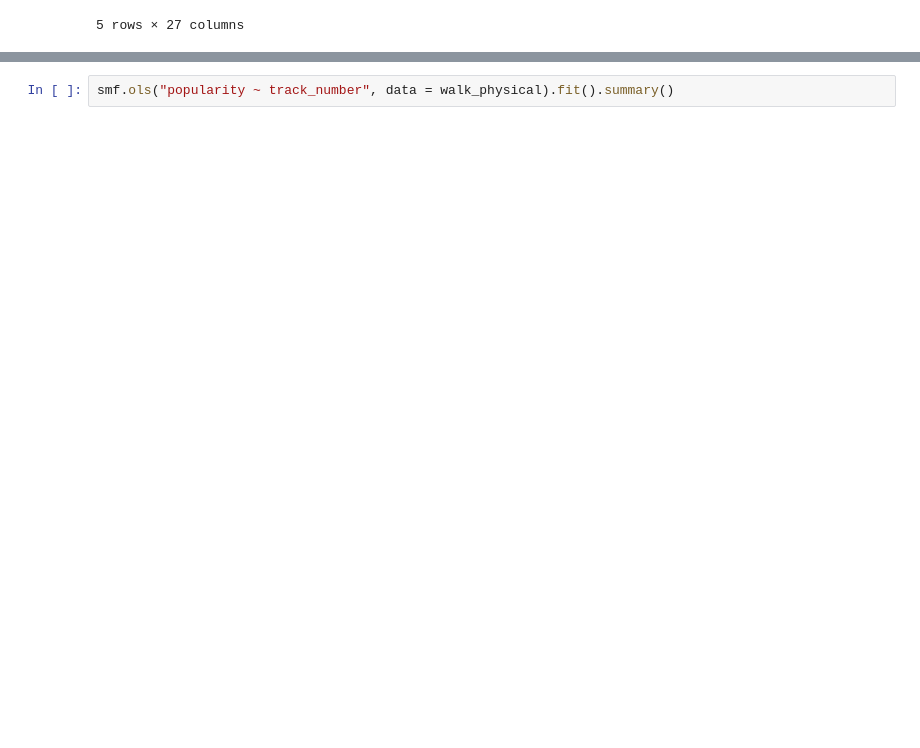
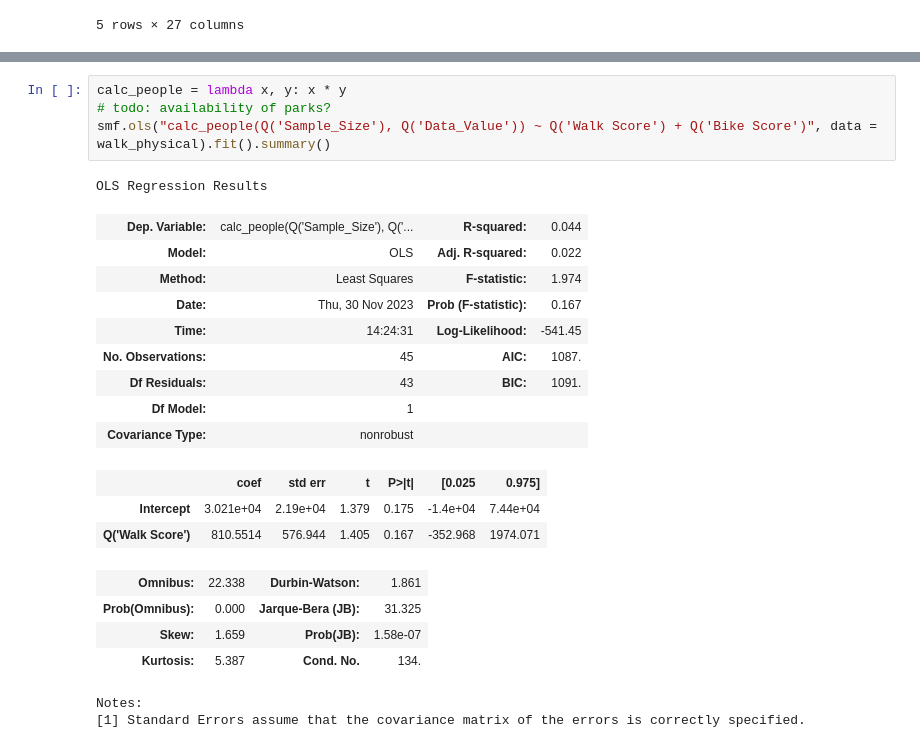
Before and after one commit to Ludougan123234/si618-project, a Jupyter notebook: nb/randy.ipynb, the cells around one changed output, grey strips where cells are left out. Saved outputs shown, nothing was run; the diff lists cells and outputs as text; blank space fills up the shorter version.

```diff
--- a/nb/randy.ipynb
+++ b/nb/randy.ipynb
@@ -222,5 +255,27 @@ walk_physical.head(3)
 | 1 | 2019 | RI | Rhode Island | Physical Activity | Physical Activity - Behavior | Percent of students in grades 9-1... | 21.1 | 21.1 | ... |
 | 2 | 2019 | MS | Mississippi | Physical Activity | Physical Activity - Behavior | Percent of students in grades 9-1... | 23.4 | 23.4 | ... |
 3 rows × 27 columns
-# %%
-smf.ols("popularity ~ track_number", data = walk_physical).fit().summary()
+# %%
+calc_people = lambda x, y: x * y
+# todo: availability of parks?
+smf.ols("calc_people(Q('Sample_Size'), Q('Data_Value')) ~ Q('Walk Score') + Q('Bike Score')", data = walk_physical).fit().summary()
+# %% [output]
+OLS Regression Results
+| Dep. Variable: | calc_people(Q('Sample_Size'), Q('... | R-squared: | 0.044 |
+| Model: | OLS | Adj. R-squared: | 0.022 |
+| Method: | Least Squares | F-statistic: | 1.974 |
+| Date: | Thu, 30 Nov 2023 | Prob (F-statistic): | 0.167 |
+| Time: | 14:24:31 | Log-Likelihood: | -541.45 |
+| No. Observations: | 45 | AIC: | 1087. |
+| Df Residuals: | 43 | BIC: | 1091. |
+| Df Model: | 1 |  |  |
+| Covariance Type: | nonrobust |  |  |
+|  | coef | std err | t | P>|t| | [0.025 | 0.975] |
+| Intercept | 3.021e+04 | 2.19e+04 | 1.379 | 0.175 | -1.4e+04 | 7.44e+04 |
+| Q('Walk Score') | 810.5514 | 576.944 | 1.405 | 0.167 | -352.968 | 1974.071 |
+| Omnibus: | 22.338 | Durbin-Watson: | 1.861 |
+| Prob(Omnibus): | 0.000 | Jarque-Bera (JB): | 31.325 |
+| Skew: | 1.659 | Prob(JB): | 1.58e-07 |
+| Kurtosis: | 5.387 | Cond. No. | 134. |
+Notes:
+[1] Standard Errors assume that the covariance matrix of the errors is correctly specified.
```
Also changed, not shown: parts of 5 cells of this notebook.
